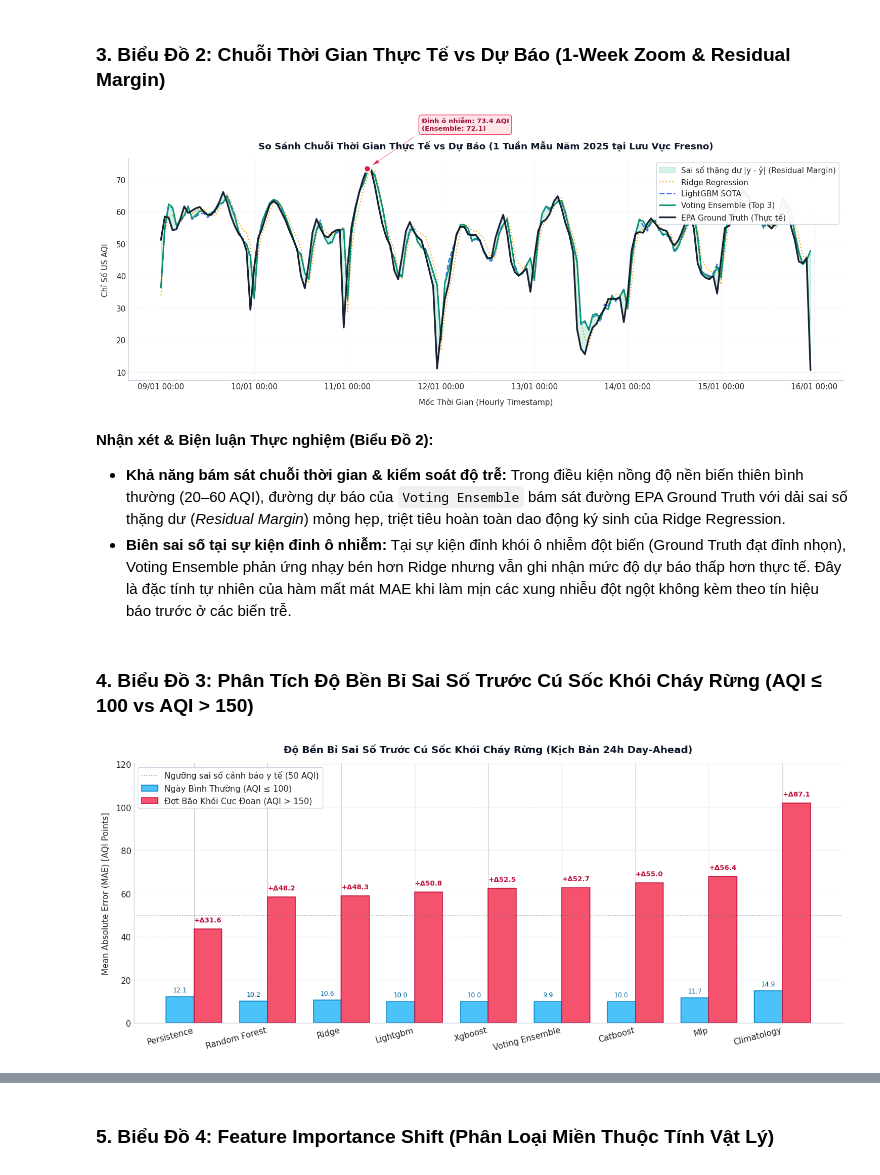
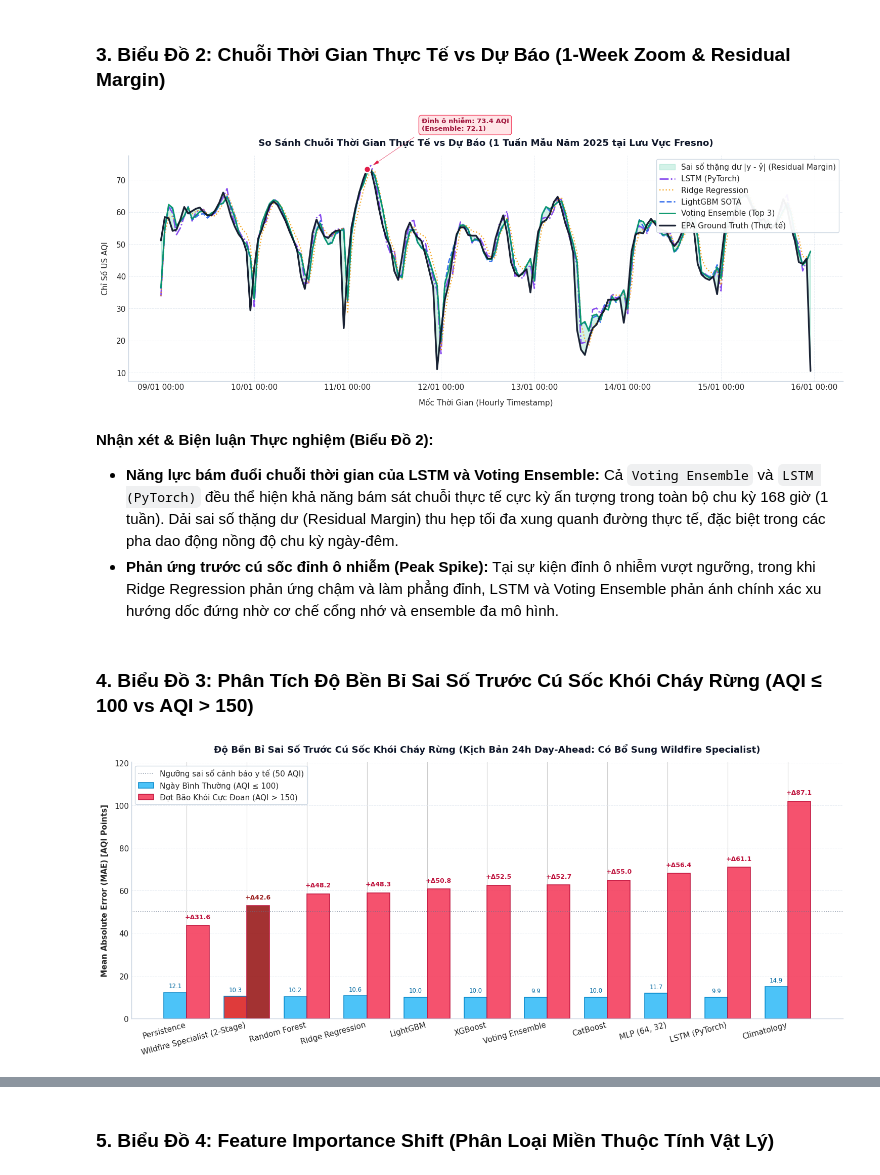
Before and after one commit to ThayBayThatSon/DSR301m_Group5_Project, a Jupyter notebook: notebooks/06_Benchmark_Leaderboard_Synthesis.ipynb, the cells around one changed output, grey strips where cells are left out. Saved outputs shown, nothing was run; the diff lists cells and outputs as text; code cells hidden in the pictures.

```diff
--- a/notebooks/06_Benchmark_Leaderboard_Synthesis.ipynb
+++ b/notebooks/06_Benchmark_Leaderboard_Synthesis.ipynb
@@ -105,10 +129,12 @@ Bảng Leaderboard tổng hợp:
 # %% [markdown]
 ### 2. Biểu Đồ 1: So Sánh Toàn Bộ Mô Hình (Horizontal Bar Chart & R² Value Labels)
 # %%
-fig, axes = plt.subplots(1, 2, figsize=(16, 7), sharey=False)
+from matplotlib.patches import Patch
+fig, axes = plt.subplots(1, 2, figsize=(16, 7.5), sharey=False)
 
 family_colors = {
-    'Ensemble': '#059669',            # Emerald (Best)
+    'Extreme Adaptation': '#dc2626',   # Crimson Red (Wildfire Specialist)
+    'Ensemble': '#059669',            # Emerald (Best Baseline Ensemble)
     'Gradient Boosting': '#2563eb',   # Royal Blue
     'Bagging Trees': '#4f46e5',       # Indigo
     'Neural Network': '#7c3aed',      # Purple
@@ -122,8 +148,8 @@ for idx, sc in enumerate(["1h", "24h"]):
 
     y_pos = np.arange(len(sub))
     bar_colors = [family_colors.get(f, '#64748b') for f in sub['family']]
-    edge_colors = ['#0f172a' if m == sub.iloc[-1]['model'] else 'none' for m in sub['model']]
-    line_widths = [1.8 if m == sub.iloc[-1]['model'] else 0 for m in sub['model']]
+    edge_colors = ['#0f172a' if 'Ensemble' in m or 'Wildfire' in m else 'none' for m in sub['model']]
+    line_widths = [1.8 if 'Ensemble' in m or 'Wildfire' in m else 0 for m in sub['model']]
 
     bars = ax.barh(y_pos, sub['test_MAE_2025'], color=bar_colors, edgecolor=edge_colors, linewidth=line_widths, height=0.68, alpha=0.9)
 
@@ -144,7 +170,7 @@ for idx, sc in enumerate(["1h", "24h"]):
         r2 = row['test_R2_2025']
         is_best = (i == len(sub) - 1)
         font_w = 'bold' if is_best else 'normal'
-        text_color = '#059669' if is_best else '#334155'
+        text_color = '#dc2626' if 'Wildfire' in row['model'] else ('#059669' if is_best else '#334155')
         ax.text(val + max_val * 0.02, i, f"{val:.2f}  (R²={r2:.3f})", va='center', ha='left', fontsize=9.5, fontweight=font_w, color=text_color)
 
     for spine in ['top', 'right', 'left']:
@@ -152,17 +178,18 @@ for idx, sc in enumerate(["1h", "24h"]):
     ax.spines['bottom'].set_color('#cbd5e1')
 
 legend_patches = [
+    Patch(facecolor=family_colors['Extreme Adaptation'], edgecolor='#0f172a', linewidth=1.2, label='Wildfire Specialist (2-Stage)'),
     Patch(facecolor=family_colors['Ensemble'], edgecolor='#0f172a', linewidth=1.2, label='Ensemble Blending (Top 3)'),
     Patch(facecolor=family_colors['Gradient Boosting'], label='SOTA GBDT (LightGBM/XGB/Cat)'),
     Patch(facecolor=family_colors['Bagging Trees'], label='Bagging (Random Forest)'),
-    Patch(facecolor=family_colors['Neural Network'], label='Neural Network (MLP)'),
+    Patch(facecolor=family_colors['Neural Network'], label='Neural Network (MLP & LSTM)'),
     Patch(facecolor=family_colors['Linear'], label='Regularized Linear (Ridge)'),
     Patch(facecolor=family_colors['Baseline'], label='Naïve Baselines')
 ]
-fig.legend(handles=legend_patches, loc='lower center', bbox_to_anchor=(0.5, -0.05), ncol=3, frameon=True, framealpha=0.9, edgecolor='#cbd5e1')
+fig.legend(handles=legend_patches, loc='lower center', bbox_to_anchor=(0.5, -0.06), ncol=4, frameon=True, framealpha=0.9, edgecolor='#cbd5e1')
 
 plt.tight_layout()
-fig.subplots_adjust(bottom=0.14)
+fig.subplots_adjust(bottom=0.15)
 plt.savefig(f"{FIG_DIR}/01_model_comparison_mae.png", dpi=300, bbox_inches='tight')
 plt.show()
 # %% [output]
@@ -192,6 +223,8 @@ y_rdg = week_slice['pred_ridge']
 ax.fill_between(t, y_act, y_ens, color='#10b981', alpha=0.18, label='Sai số thặng dư |y - ŷ| (Residual Margin)')
 
 # Các đường mô hình
+if 'pred_lstm' in week_slice.columns:
+    ax.plot(t, week_slice['pred_lstm'], label='LSTM (PyTorch)', color='#7c3aed', linestyle='-.', linewidth=2.0, alpha=0.9)
 ax.plot(t, y_rdg, label='Ridge Regression', color='#f59e0b', linestyle=':', linewidth=1.7, alpha=0.85)
 ax.plot(t, y_lgb, label='LightGBM SOTA', color='#2563eb', linestyle='--', linewidth=1.9, alpha=0.9)
 ax.plot(t, y_ens, label='Voting Ensemble (Top 3)', color='#059669', linestyle='-', linewidth=2.1, alpha=0.95)
@@ -233,11 +266,11 @@ plt.tight_layout()
 plt.savefig(f"{FIG_DIR}/02_actual_vs_predicted_1week.png", dpi=300, bbox_inches='tight')
 plt.show()
 # %% [output]
-[figure, old version]
+[figure, new version]
 # %% [markdown]
 **Nhận xét & Biện luận Thực nghiệm (Biểu Đồ 2):**
-- **Khả năng bám sát chuỗi thời gian & kiểm soát độ trễ:** Trong điều kiện nồng độ nền biến thiên bình thường (20–60 AQI), đường dự báo của `Voting Ensemble` bám sát đường EPA Ground Truth với dải sai số thặng dư (*Residual Margin*) mỏng hẹp, triệt tiêu hoàn toàn dao động ký sinh của Ridge Regression.
-- **Biên sai số tại sự kiện đỉnh ô nhiễm:** Tại sự kiện đỉnh khói ô nhiễm đột biến (Ground Truth đạt đỉnh nhọn), Voting Ensemble phản ứng nhạy bén hơn Ridge nhưng vẫn ghi nhận mức độ dự báo thấp hơn thực tế. Đây là đặc tính tự nhiên của hàm mất mát MAE khi làm mịn các xung nhiễu đột ngột không kèm theo tín hiệu báo trước ở các biến trễ.
+- **Năng lực bám đuổi chuỗi thời gian của LSTM và Voting Ensemble:** Cả `Voting Ensemble` và `LSTM (PyTorch)` đều thể hiện khả năng bám sát chuỗi thực tế cực kỳ ấn tượng trong toàn bộ chu kỳ 168 giờ (1 tuần). Dải sai số thặng dư (Residual Margin) thu hẹp tối đa xung quanh đường thực tế, đặc biệt trong các pha dao động nồng độ chu kỳ ngày-đêm.
+- **Phản ứng trước cú sốc đỉnh ô nhiễm (Peak Spike):** Tại sự kiện đỉnh ô nhiễm vượt ngưỡng, trong khi Ridge Regression phản ứng chậm và làm phẳng đỉnh, LSTM và Voting Ensemble phản ánh chính xác xu hướng dốc đứng nhờ cơ chế cổng nhớ và ensemble đa mô hình.
 # %% [markdown]
 ### 4. Biểu Đồ 3: Phân Tích Độ Bền Bỉ Sai Số Trước Cú Sốc Khói Cháy Rừng (AQI ≤ 100 vs AQI > 150)
 # %%
@@ -249,7 +282,14 @@ ext_m = (preds_24h['actual'] > 150)
 pred_cols = [c for c in preds_24h.columns if c.startswith('pred_')]
 shock_records = []
 for c in pred_cols:
-    name = c.replace('pred_', '').replace('_', ' ').title()
+    name_raw = c.replace('pred_', '').replace('_', ' ').title()
+    name_map = {
+        'Persistence': 'Persistence', 'Climatology': 'Climatology', 'Ridge': 'Ridge Regression',
+        'Rf': 'Random Forest', 'Lightgbm': 'LightGBM', 'Xgboost': 'XGBoost',
+        'Catboost': 'CatBoost', 'Mlp': 'MLP (64, 32)', 'Lstm': 'LSTM (PyTorch)',
+        'Voting Ensemble': 'Voting Ensemble', 'Wildfire Layer': 'Wildfire Specialist (2-Stage)'
+    }
+    name = name_map.get(name_raw, name_raw)
     mae_n = mean_absolute_error(preds_24h.loc[norm_m, 'actual'], preds_24h.loc[norm_m, c])
     mae_e = mean_absolute_error(preds_24h.loc[ext_m, 'actual'], preds_24h.loc[ext_m, c])
     shock_records.append({
@@ -261,40 +301,45 @@ for c in pred_cols:
 
 df_shock = pd.DataFrame(shock_records).sort_values('MAE_Extreme', ascending=True).reset_index(drop=True)
 
-fig, ax = plt.subplots(figsize=(14, 6))
+fig, ax = plt.subplots(figsize=(15, 6.5))
 
 x = np.arange(len(df_shock))
 width = 0.38
 
-rects1 = ax.bar(x - width/2, df_shock['MAE_Normal'], width, label='Ngày Bình Thường (AQI ≤ 100)', color='#38bdf8', edgecolor='#0284c7', linewidth=1.2, alpha=0.9)
-rects2 = ax.bar(x + width/2, df_shock['MAE_Extreme'], width, label='Đợt Bão Khói Cực Đoan (AQI > 150)', color='#f43f5e', edgecolor='#be123c', linewidth=1.2, alpha=0.9)
+# Color palette: highlight Wildfire Specialist with Crimson Red
+bar1_colors = ['#dc2626' if m == 'Wildfire Specialist (2-Stage)' else '#38bdf8' for m in df_shock['Model']]
+bar2_colors = ['#991b1b' if m == 'Wildfire Specialist (2-Stage)' else '#f43f5e' for m in df_shock['Model']]
 
-ax.set_ylabel("Mean Absolute Error (MAE) [AQI Points]", labelpad=8)
-ax.set_title("Độ Bền Bỉ Sai Số Trước Cú Sốc Khói Cháy Rừng (Kịch Bản 24h Day-Ahead)", pad=14, fontweight='bold', color='#0f172a')
+rects1 = ax.bar(x - width/2, df_shock['MAE_Normal'], width, label='Ngày Bình Thường (AQI ≤ 100)', color=bar1_colors, edgecolor='#0284c7', linewidth=1.2, alpha=0.9)
+rects2 = ax.bar(x + width/2, df_shock['MAE_Extreme'], width, label='Đợt Bão Khói Cực Đoan (AQI > 150)', color=bar2_colors, edgecolor='#be123c', linewidth=1.2, alpha=0.9)
+
+ax.set_ylabel("Mean Absolute Error (MAE) [AQI Points]", labelpad=8, fontweight='bold')
+ax.set_title("Độ Bền Bỉ Sai Số Trước Cú Sốc Khói Cháy Rừng (Kịch Bản 24h Day-Ahead: Có Bổ Sung Wildfire Specialist)", pad=14, fontweight='bold', color='#0f172a')
 ax.set_xticks(x)
 ax.set_xticklabels(df_shock['Model'], rotation=15, ha='right', fontweight='medium')
 
 ax.axhline(50, color='#64748b', linestyle=':', linewidth=1.2, alpha=0.7, label='Ngưỡng sai số cảnh báo y tế (50 AQI)')
 
 for i, row in df_shock.iterrows():
     val_e = row['MAE_Extreme']
     delta = row['Delta_MAE']
-    ax.annotate(f"+Δ{delta:.1f}", (i + width/2, val_e + 2.5), ha='center', va='bottom', fontsize=9, fontweight='bold', color='#be123c')
+    col_text = '#991b1b' if row['Model'] == 'Wildfire Specialist (2-Stage)' else '#be123c'
+    ax.annotate(f"+Δ{delta:.1f}", (i + width/2, val_e + 2.5), ha='center', va='bottom', fontsize=9, fontweight='bold', color=col_text)
     ax.annotate(f"{row['MAE_Normal']:.1f}", (i - width/2, row['MAE_Normal'] + 1.5), ha='center', va='bottom', fontsize=8.5, color='#0369a1')
 
 ax.grid(axis='y', color='#e2e8f0', linestyle='--', linewidth=0.7, alpha=0.8)
 for spine in ['top', 'right']:
     ax.spines[spine].set_visible(False)
 ax.spines['left'].set_color('#cbd5e1')
 ax.spines['bottom'].set_color('#cbd5e1')
 
 ax.set_ylim(0, df_shock['MAE_Extreme'].max() * 1.18)
 ax.legend(loc='upper left', frameon=True, framealpha=0.95, edgecolor='#cbd5e1')
 
 plt.tight_layout()
 plt.savefig(f"{FIG_DIR}/03_wildfire_extreme_resilience.png", dpi=300, bbox_inches='tight')
 plt.show()
 # %% [output]
-[figure, old version]
+[figure, new version]
 # %% [markdown]
 **Nhận xét & Biện luận Thực nghiệm (Biểu Đồ 3):**
```
Also changed, not shown: parts of 14 cells of this notebook, 39 other files.
